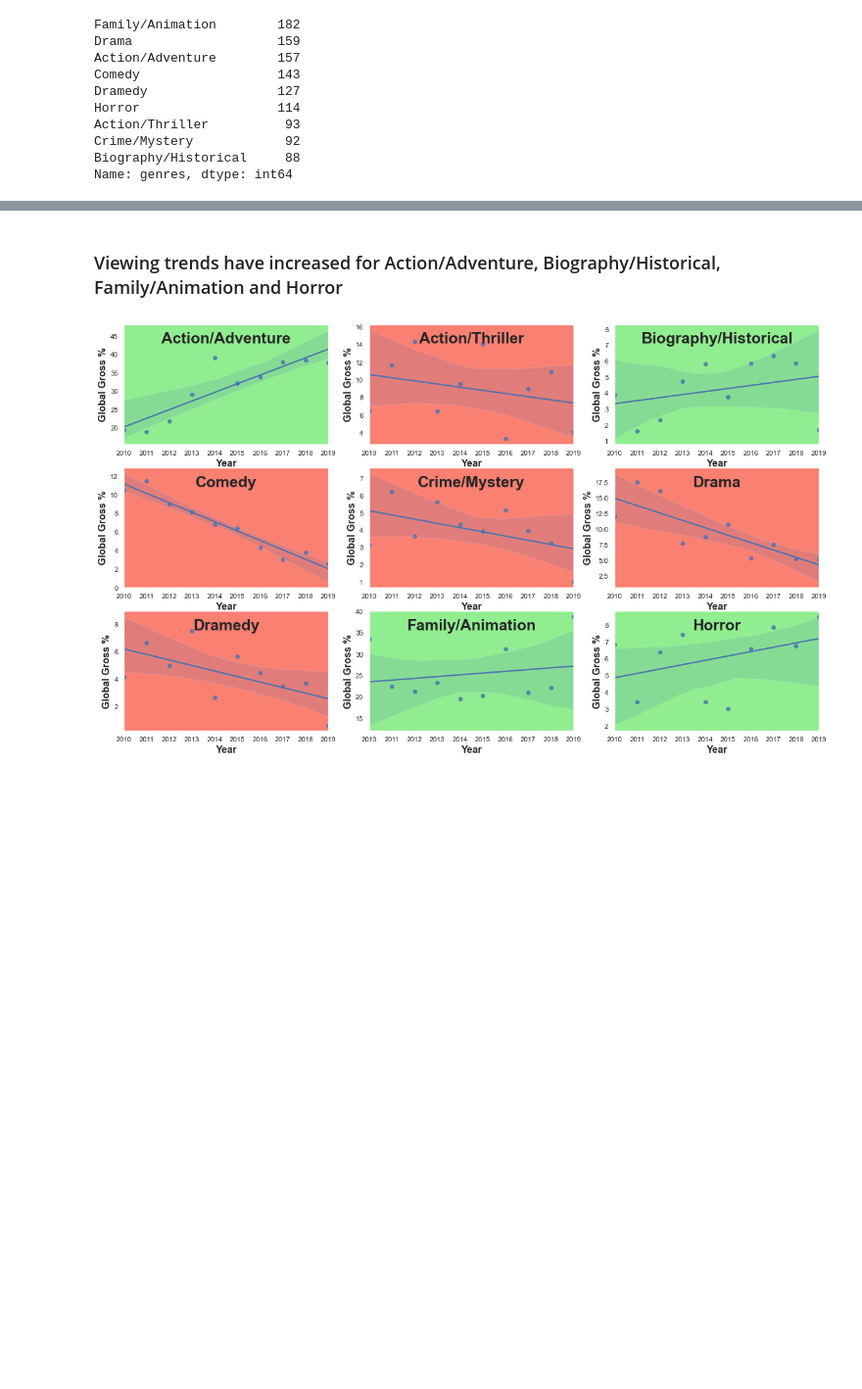
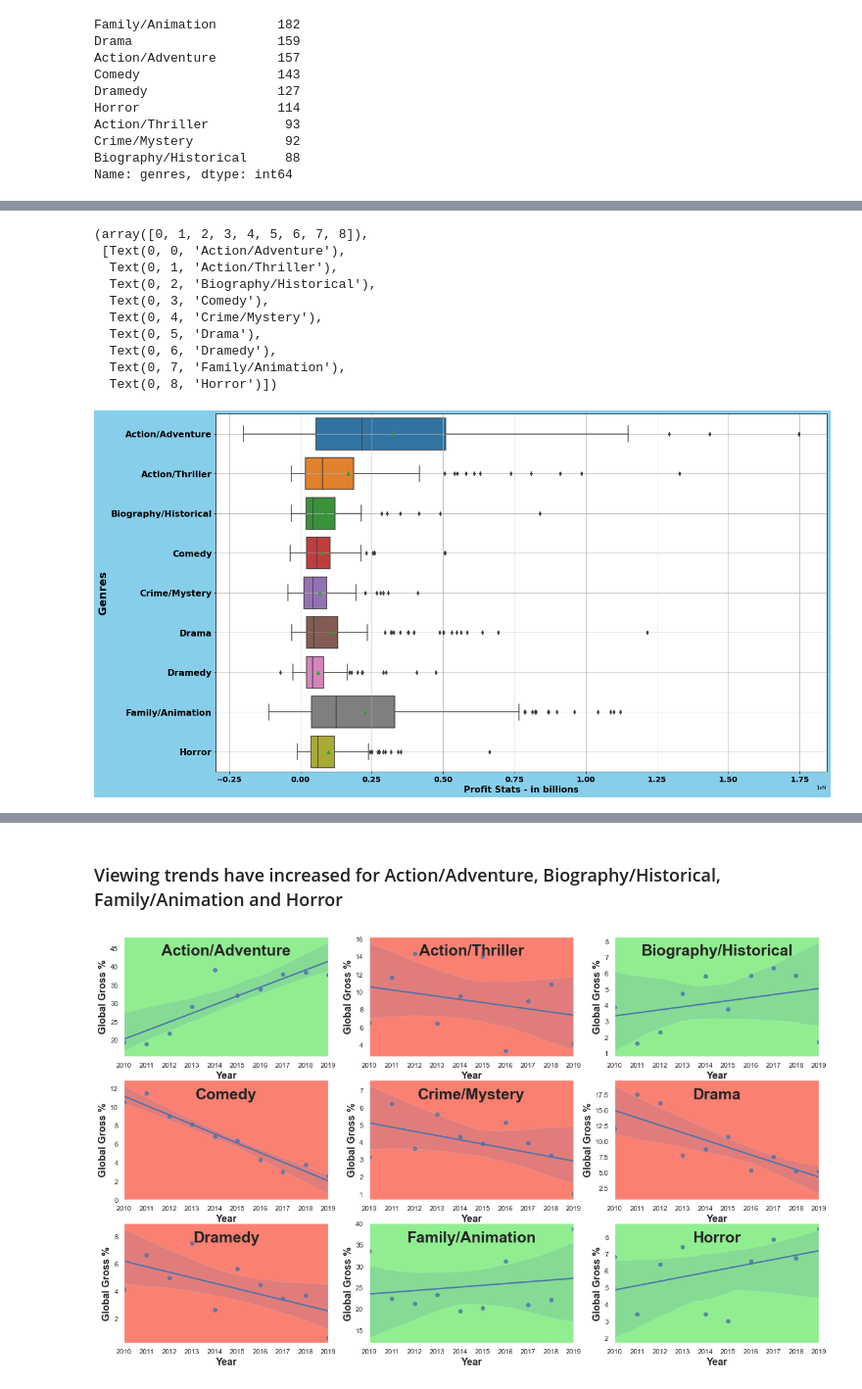
Before and after one commit to manotee/dsc-phase-1-project-v2-4, a Jupyter notebook: student.ipynb, the cells around one changed output, grey strips where cells are left out. Shown: that part at 98% size. Drawn from its saved outputs; the diff is of its cells as text; code cells hidden in the pictures; blank space fills up the shorter version.

```diff
--- a/student.ipynb
+++ b/student.ipynb
@@ -241,3 +256,24 @@ In the visualizations below, we will review overall profit percentage by genre,
+# %%
+fig,axes = plt.subplots(figsize=(20, 12),facecolor= 'skyblue')
+
+sns.boxplot(data=final_df, x= 'profit', y= 'genres', orient= 'h',showfliers=True,showmeans=True)
+plt.xlabel("Profit Stats - in billions", fontweight= 'bold', fontsize= 16)
+plt.grid()
+plt.xticks(fontweight= 'bold',fontsize= 14)
+plt.ylabel("Genres", fontweight= 'bold', fontsize= 20)
+plt.yticks(fontweight= 'bold',fontsize= 16)
+# %% [output]
+(array([0, 1, 2, 3, 4, 5, 6, 7, 8]),
+ [Text(0, 0, 'Action/Adventure'),
+  Text(0, 1, 'Action/Thriller'),
+  Text(0, 2, 'Biography/Historical'),
+  Text(0, 3, 'Comedy'),
+  Text(0, 4, 'Crime/Mystery'),
+  Text(0, 5, 'Drama'),
+  Text(0, 6, 'Dramedy'),
+  Text(0, 7, 'Family/Animation'),
+  Text(0, 8, 'Horror')])
+[figure, added]
 # %% [markdown]
 ### Bar Chart Showing Profit % by Genre
 
```
Also changed, not shown: parts of 21 cells of this notebook, 10 other files.
